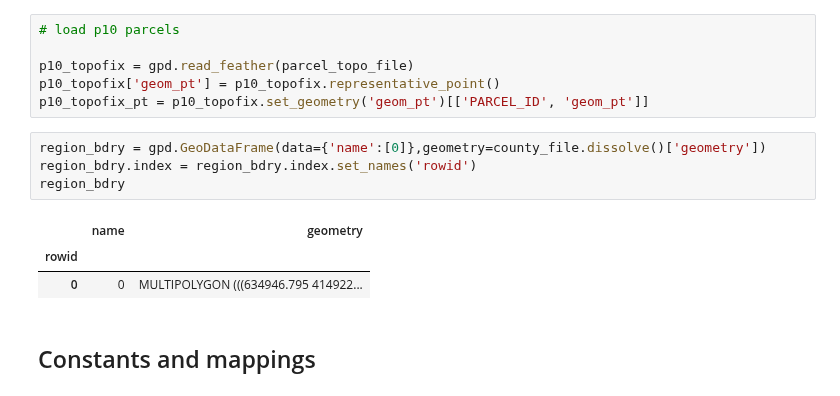
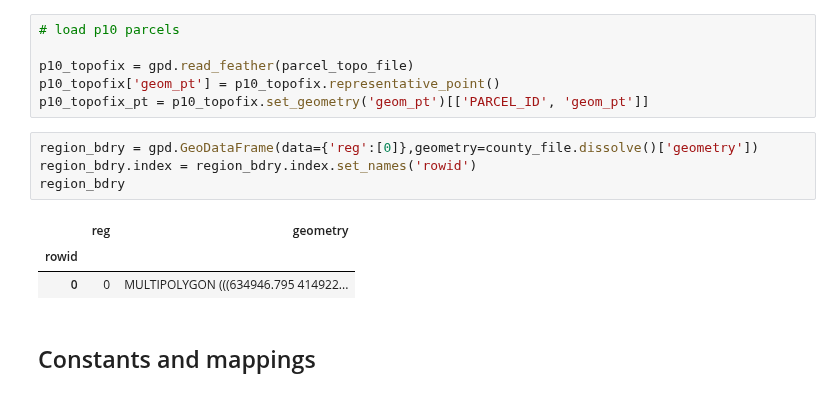
Before and after one commit to BayAreaMetro/bayarea_urbansim, a Jupyter notebook: scripts/metrics/transit_access.ipynb, the cells around one changed output. Drawn from its saved outputs; the diff is of its cells as text.

```diff
--- a/scripts/metrics/transit_access.ipynb
+++ b/scripts/metrics/transit_access.ipynb
@@ -123,11 +130,11 @@ p10_topofix = gpd.read_feather(parcel_topo_file)
 p10_topofix['geom_pt'] = p10_topofix.representative_point()
 p10_topofix_pt = p10_topofix.set_geometry('geom_pt')[['PARCEL_ID', 'geom_pt']]
 # %%
-region_bdry = gpd.GeoDataFrame(data={'name':[0]},geometry=county_file.dissolve()['geometry'])
+region_bdry = gpd.GeoDataFrame(data={'reg':[0]},geometry=county_file.dissolve()['geometry'])
 region_bdry.index = region_bdry.index.set_names('rowid')
 region_bdry
 # %% [output]
-|  | name | geometry |
+|  | reg | geometry |
 | rowid |  |  |
 | 0 | 0 | MULTIPOLYGON (((634946.795 414922... |
 # %% [markdown]
```
Also changed, not shown: parts of 42 cells of this notebook.
